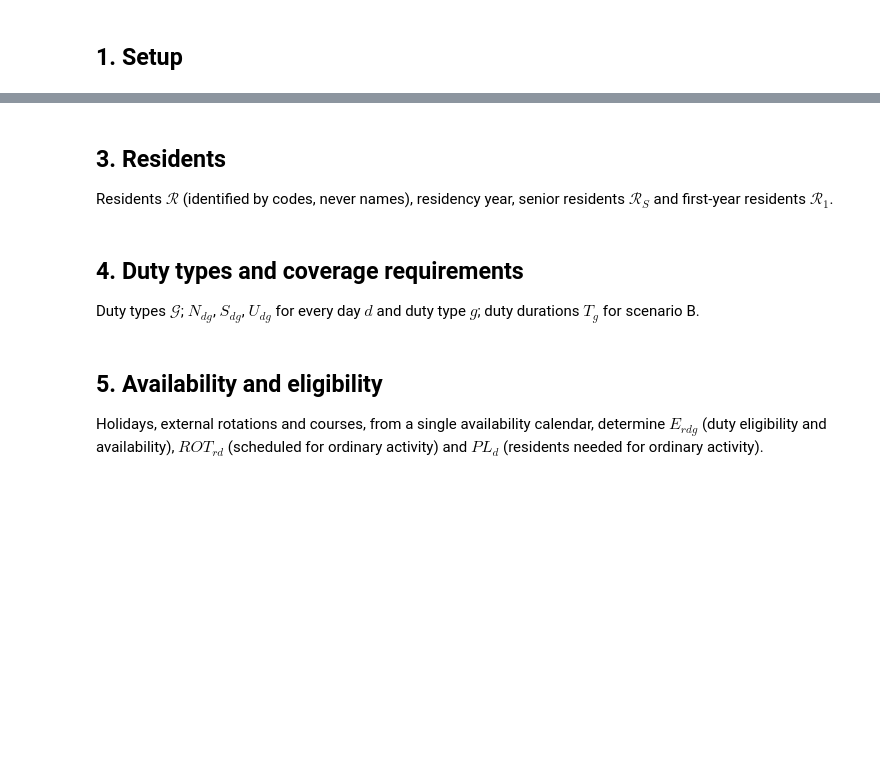
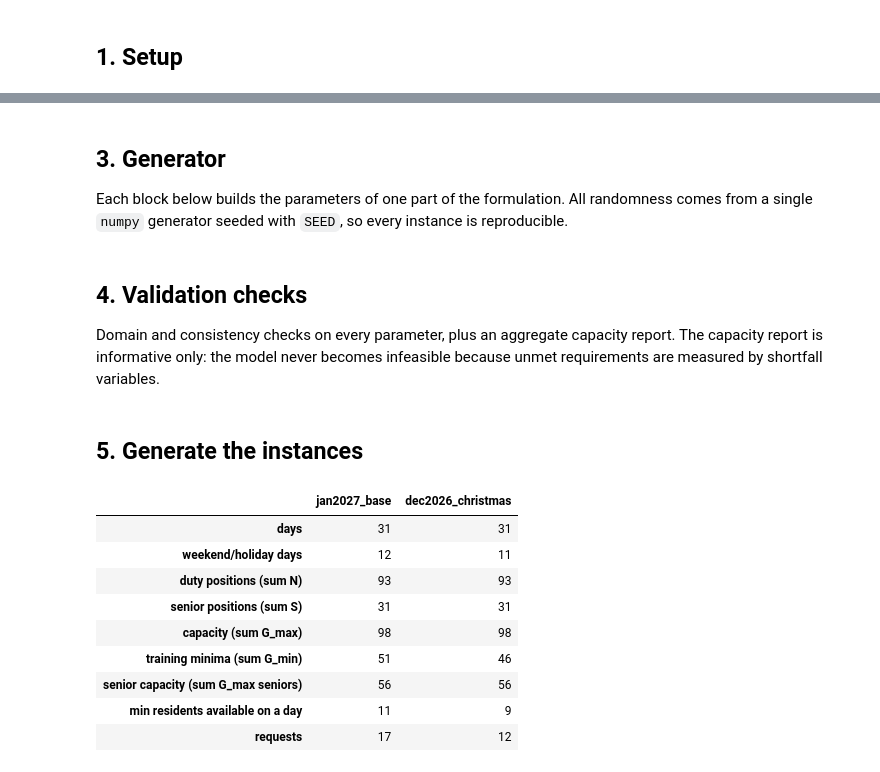
Before and after one commit to claudialbombin/medical-roster-optimization, a Jupyter notebook: notebooks/01_synthetic_data_generation.ipynb, the cells around one changed output, grey strips where cells are left out. Drawn from its saved outputs; the diff is of its cells as text; code cells hidden in the pictures; blank space fills up the shorter version.

```diff
--- a/notebooks/01_synthetic_data_generation.ipynb
+++ b/notebooks/01_synthetic_data_generation.ipynb
@@ -10,13 +10,15 @@ Generates reproducible synthetic instances for the medical duty rostering model.
 # %% [markdown]
 ## 1. Setup
 # %%
+import json
+import math
+from datetime import date, timedelta
 from pathlib import Path
 
+import holidays
 import numpy as np
 import pandas as pd
 
 SEED = 2026
-rng = np.random.default_rng(SEED)
-
 DATA_DIR = Path("..") / "data" / "synthetic"
 # %% [markdown]
@@ -28,5 +75,5 @@ Month to schedule, days $\mathcal{D} = \{1, \dots, n\}$, weekend days and public
 # %% [markdown]
-## 3. Residents
+## 3. Generator
 
-Residents $\mathcal{R}$ (identified by codes, never names), residency year, senior residents $\mathcal{R}_S$ and first-year residents $\mathcal{R}_1$.
+Each block below builds the parameters of one part of the formulation. All randomness comes from a single `numpy` generator seeded with `SEED`, so every instance is reproducible.
 # %%
@@ -34,13 +234,57 @@ Residents $\mathcal{R}$ (identified by codes, never names), residency year, seni
 # %% [markdown]
-## 4. Duty types and coverage requirements
+## 4. Validation checks
 
-Duty types $\mathcal{G}$; $N_{dg}$, $S_{dg}$, $U_{dg}$ for every day $d$ and duty type $g$; duty durations $T_g$ for scenario B.
+Domain and consistency checks on every parameter, plus an aggregate capacity report. The capacity report is informative only: the model never becomes infeasible because unmet requirements are measured by shortfall variables.
 # %%
-# TODO
+def validate_instance(inst):
+    res, cal, dem = inst["residents"], inst["calendar"], inst["demand"]
+    E, av, req, prev = inst["eligibility"], inst["availability"], inst["requests"], inst["previous_month"]
+    assert (dem[["N", "S", "U"]] >= 0).all().all() and (dem["S"] <= dem["N"]).all()
+    assert E["E"].isin([0, 1]).all() and av["ROT"].isin([0, 1]).all()
+    assert res["Phi"].between(0, 1).all() and (res["H"] >= 0).all()
+    assert (res["G_min"] <= res["G_max"]).all()
+    assert (req["Q"] > 0).all() and not req.duplicated(["resident", "day"]).any()
+    # E and ROT come from the same availability calendar.
+    merged = E.merge(av, on=["resident", "day"])
+    assert not ((merged["E"] == 1) & (merged["available"] == 0)).any()
+    assert not ((av["ROT"] == 1) & (av["available"] == 0)).any()
+    # Previous month: nobody on duty on two consecutive days (-1 and 0).
+    assert not prev["resident"].duplicated().any()
+    return True
+
+
+def capacity_report(inst):
+    res, dem, E = inst["residents"], inst["demand"], inst["eligibility"]
+    cal = inst["calendar"]
+    seniors = set(res.loc[res["senior"], "resident"])
+    present = E.groupby(["resident", "day"])["E"].max().groupby("day").sum()
+    return pd.Series({
+        "days": len(cal),
+        "weekend/holiday days": int(cal["is_F"].sum()),
+        "duty positions (sum N)": int(dem["N"].sum()),
+        "senior positions (sum S)": int(dem["S"].sum()),
+        "capacity (sum G_max)": int(res["G_max"].sum()),
+        "training minima (sum G_min)": int(res["G_min"].sum()),
+        "senior capacity (sum G_max seniors)": int(res.loc[res["resident"].isin(seniors), "G_max"].sum()),
+        "min residents available on a day": int(present.min()),
+        "requests": len(inst["requests"]),
+    })
 # %% [markdown]
-## 5. Availability and eligibility
-
-Holidays, external rotations and courses, from a single availability calendar, determine $E_{rdg}$ (duty eligibility and availability), $ROT_{rd}$ (scheduled for ordinary activity) and $PL_d$ (residents needed for ordinary activity).
+## 5. Generate the instances
 # %%
-# TODO
+instances = {cfg["instance_name"]: generate_instance(cfg, SEED) for cfg in (BASE_CONFIG, DEC_CONFIG)}
+for name, inst in instances.items():
+    validate_instance(inst)
+pd.DataFrame({name: capacity_report(inst) for name, inst in instances.items()})
+# %% [output]
+|  | jan2027_base | dec2026_christmas |
+| days | 31 | 31 |
+| weekend/holiday days | 12 | 11 |
+| duty positions (sum N) | 93 | 93 |
+| senior positions (sum S) | 31 | 31 |
+| capacity (sum G_max) | 98 | 98 |
+| training minima (sum G_min) | 51 | 46 |
+| senior capacity (sum G_max seniors) | 56 | 56 |
+| min residents available on a day | 11 | 9 |
+| requests | 17 | 12 |
 # %% [markdown]
```
Also changed, not shown: parts of 17 cells of this notebook, 17 other files.
